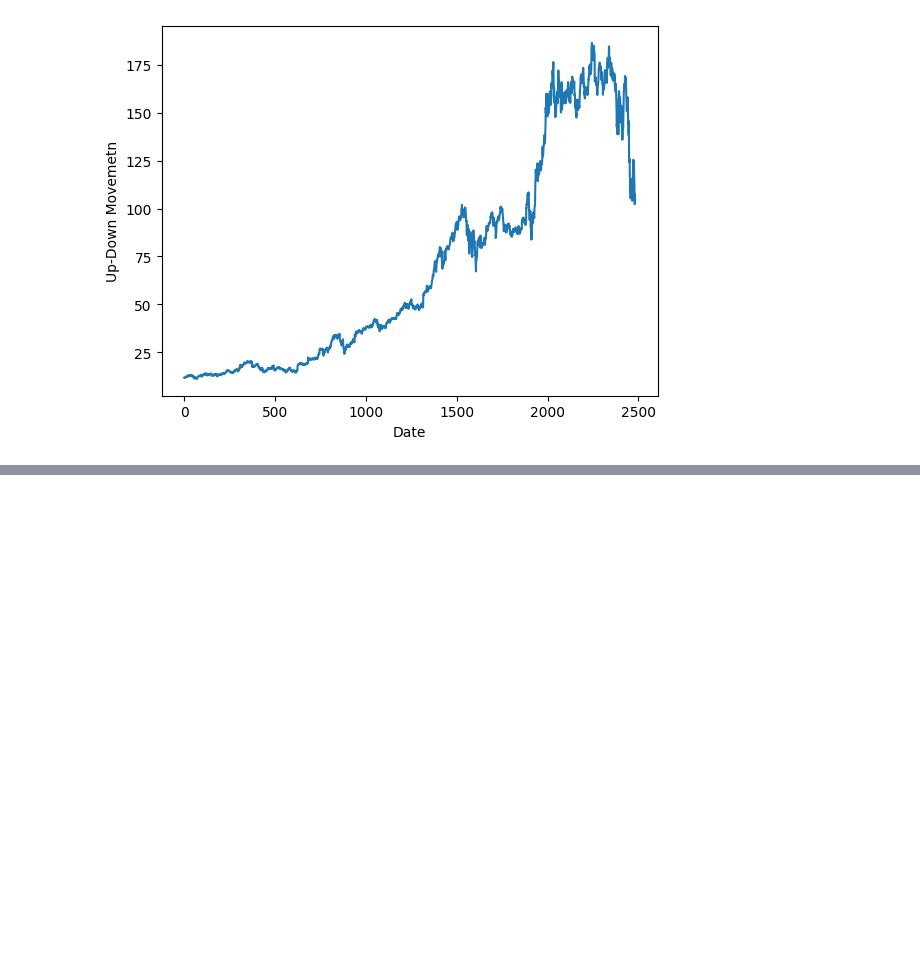
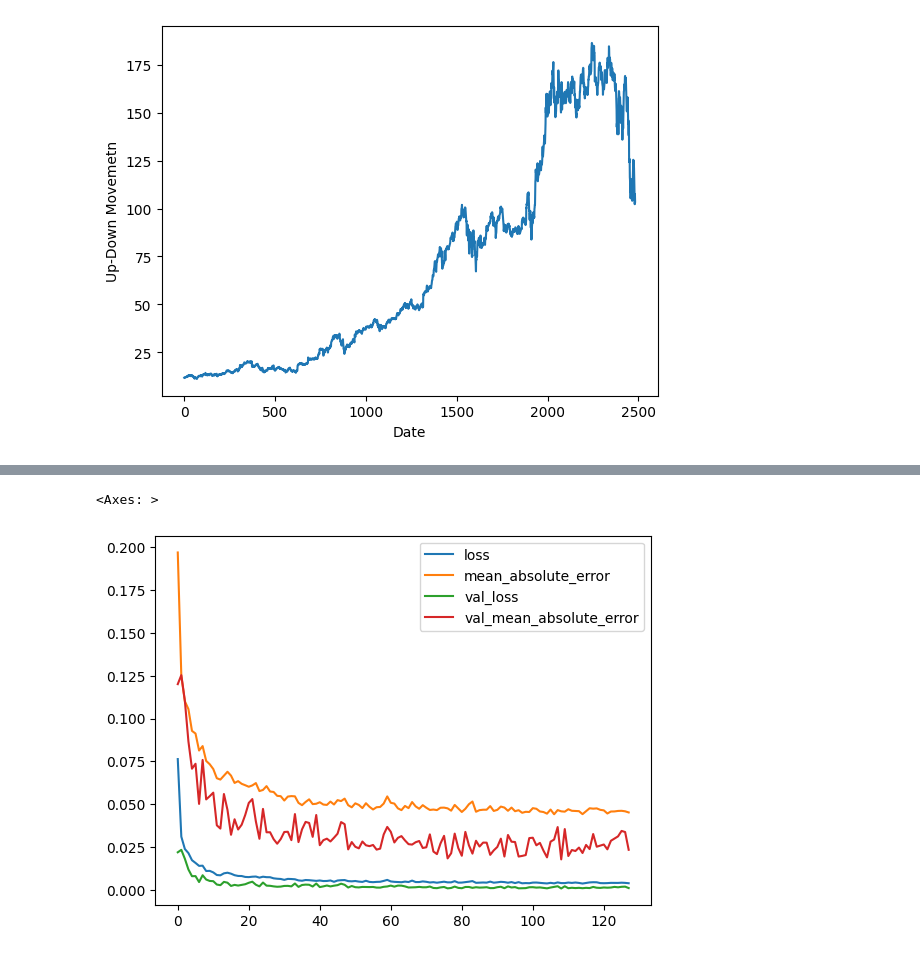
Before and after one commit to bilnazir/stockmarketprediction, a Jupyter notebook: fyp_transformer_amzn.ipynb, the cells around one changed output, grey strips where cells are left out. Saved outputs shown, nothing was run; the diff lists cells and outputs as text; code cells hidden in the pictures; blank space fills up the shorter version.

Commit message:
Model Implementation and graphical analysis

```diff
--- a/fyp_transformer_amzn.ipynb
+++ b/fyp_transformer_amzn.ipynb
@@ -141,0 +181,30 @@ X_train, X_test, y_train, y_test = train_test_split(X, y, test_size=0.3, random_
+# %%
+input_shape = X_train.shape[1:]
+head_size = 128
+num_heads = 4
+ff_dim = 32
+num_transformer_blocks = 8
+mlp_units = [64, 32]
+# %%
+# Create and compile the Transformer model
+model = build_transformer_model(
+    input_shape,
+    head_size=head_size,
+    num_heads=num_heads,
+    ff_dim=ff_dim,
+    num_transformer_blocks=num_transformer_blocks,
+    mlp_units=mlp_units,
+    dropout=0.25,
+)
+
+model.compile(optimizer=Adam(learning_rate=0.001), loss=MeanSquaredError(), metrics=[MeanAbsoluteError()])
+# %%
+# Training the model
+history = model.fit(
+    X_train,
+    y_train,
+    batch_size=64,
+    epochs=128,
+    validation_data=(X_test, y_test),
+    verbose=1,
+)
@@ -141,0 +229,4 @@ X_train, X_test, y_train, y_test = train_test_split(X, y, test_size=0.3, random_
+# %%
+# Convert training history to datafram for viewing and graphing.
+hist = pd.DataFrame(history.history)
+hist.head()
@@ -141,0 +240,8 @@ X_train, X_test, y_train, y_test = train_test_split(X, y, test_size=0.3, random_
+# %%
+# Training errors with respect to ecochs.
+# loss: values of the cost function for training data.
+# val_loss: values of the cost function for cross-validation data.
+hist.plot()
+# %% [output]
+<Axes: >
+[figure, added]
```
Also changed, not shown: parts of 13 cells of this notebook.
